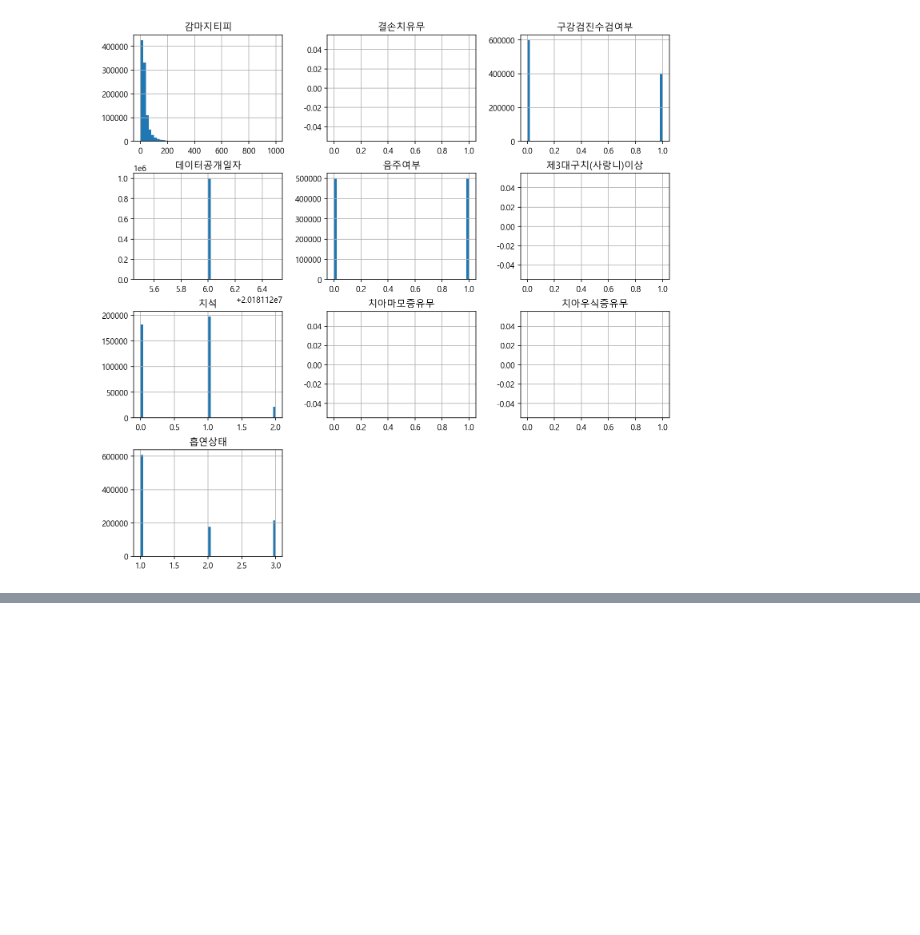
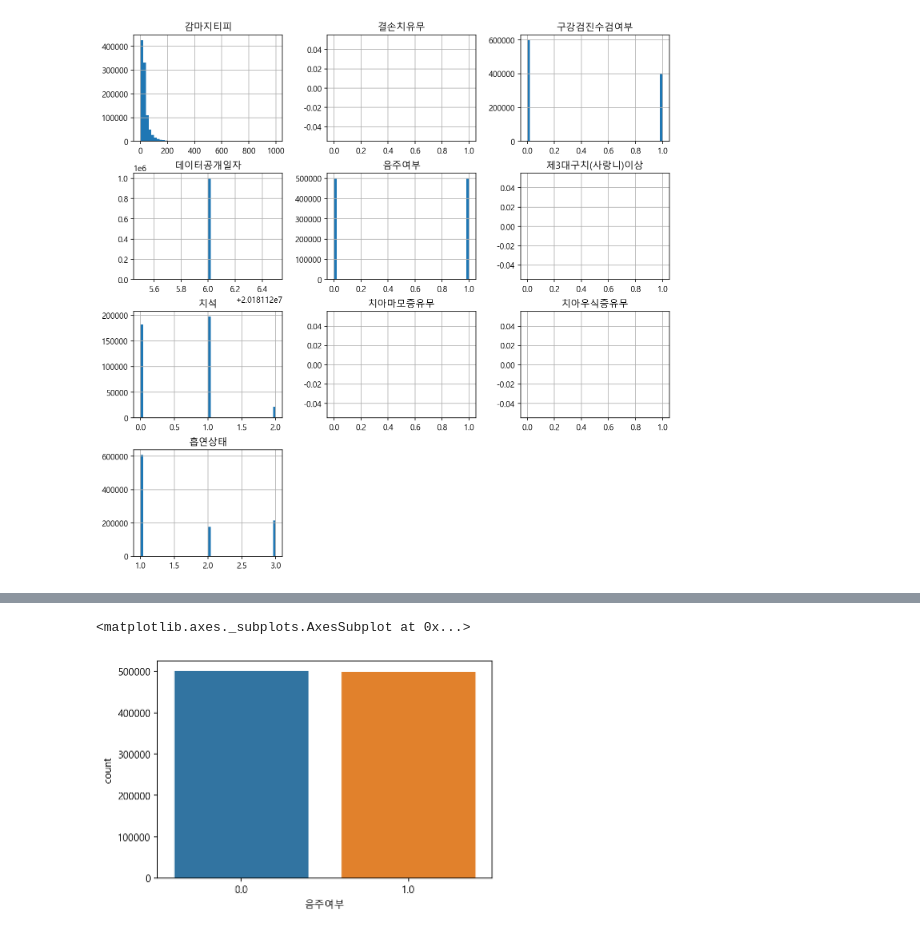
Before and after one commit to jang3463/python-practice, a Jupyter notebook: 건강검진 데이터로 가설 검정하기.ipynb, the cells around one changed output, grey strips where cells are left out. Drawn from its saved outputs; the diff is of its cells as text; code cells hidden in the pictures; blank space fills up the shorter version.

```diff
--- a/건강검진 데이터로 가설 검정하기.ipynb
+++ b/건강검진 데이터로 가설 검정하기.ipynb
@@ -384,0 +416,5 @@ h=df.iloc[:,24:].hist(figsize=(12,12),bins=50)
+# %%
+sns.countplot(data=df,x='음주여부')
+# %% [output]
+<matplotlib.axes._subplots.AxesSubplot at 0x...>
+[figure, added]
```
Also changed, not shown: parts of 41 cells of this notebook.
